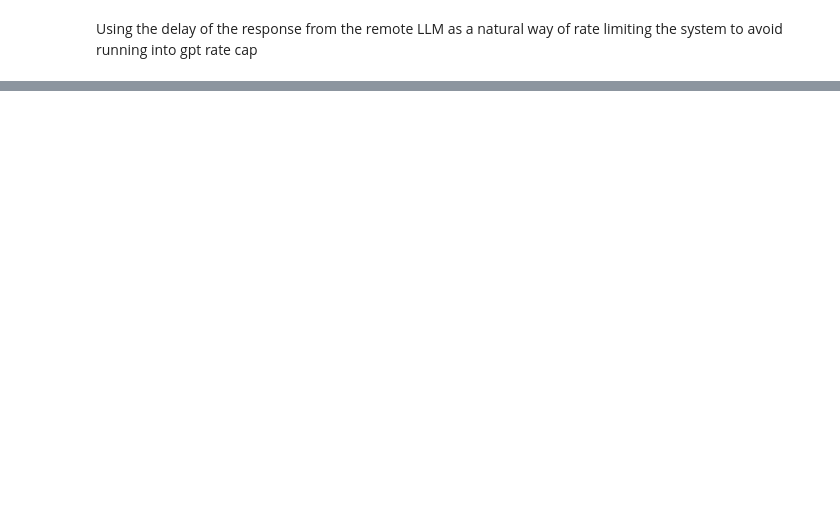
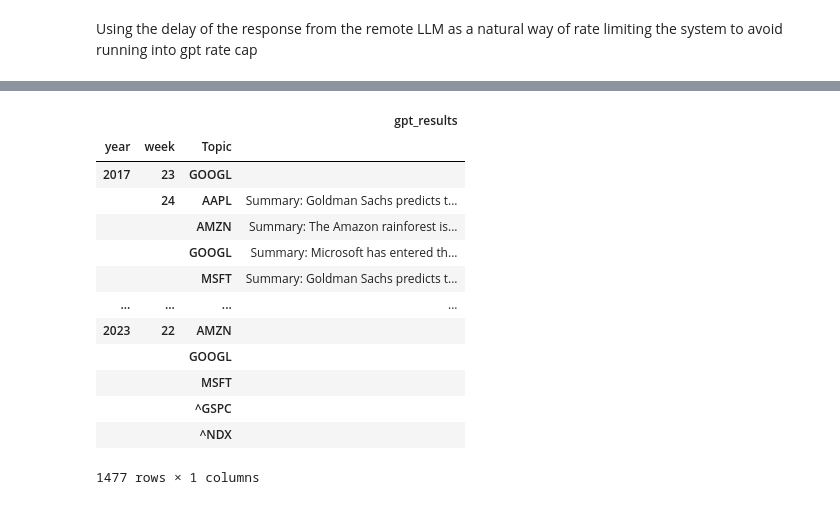
Before and after one commit to amanguptaBay/GPT-Prediciton, a Jupyter notebook: news_processing_gpt.ipynb, the cells around one changed output, grey strips where cells are left out. Cells and saved outputs as stored; diff of their text form; code cells hidden in the pictures; blank space fills up the shorter version.

```diff
--- a/news_processing_gpt.ipynb
+++ b/news_processing_gpt.ipynb
@@ -64,2 +38,0 @@ news
-# %%
-sampled_news = news.groupby(["year","week"]).head(n=5)
@@ -82,3 +39,6 @@ sampled_news
 # %%
+
 sampled_news["fetched_body"] = sampled_news["fetched_body"].convert_dtypes(convert_string=True)
 sampled_news = sampled_news.dropna(inplace=False)
+if "gpt_results" not in sampled_news:
+    sampled_news["gpt_results"] = ""
@@ -163,2 +89,0 @@ RateLimitError: Error code: 429 - {'error': {'message': 'You exceeded your curre
-# %%
-sampled_news["gpt_results"] = res
@@ -166,0 +90,17 @@ sampled_news.to_csv(".data/processed_news.csv")
+# %%
+import time
+for article_index in (sampled_news[sampled_news["gpt_results"] == ""].index):
+    prompt_article = {"news": sampled_news["fetched_body"].loc[article_index][:15000*4]}
+    for i in range(5):
+        try:
+            result = news_summary_chain.invoke(prompt_article)
+            sampled_news.loc[article_index, "gpt_results"] = result
+            print(f"{article_index}: {result}")
+            sampled_news.to_pickle(".data/processed_news.pickle")
+            break
+        except RateLimitError:
+            time.sleep(20)
+            continue
+        except Exception as e:
+            print(e)
+            assert False
@@ -166,0 +127,17 @@ sampled_news.to_csv(".data/processed_news.csv")
+# %%
+pd.pivot_table(sampled_news, values=["gpt_results"], index = ["year", "week", "Topic"], aggfunc="sum")
+# %% [output]
+|  |  |  | gpt_results |
+| year | week | Topic |  |
+| 2017 | 23 | GOOGL |  |
+|  | 24 | AAPL | Summary: Goldman Sachs predicts t... |
+|  |  | AMZN | Summary: The Amazon rainforest is... |
+|  |  | GOOGL | Summary: Microsoft has entered th... |
+|  |  | MSFT | Summary: Goldman Sachs predicts t... |
+| ... | ... | ... | ... |
+| 2023 | 22 | AMZN |  |
+|  |  | GOOGL |  |
+|  |  | MSFT |  |
+|  |  | ^GSPC |  |
+|  |  | ^NDX |  |
+1477 rows × 1 columns
```
Also changed, not shown: parts of 16 cells of this notebook, 2 other files.
